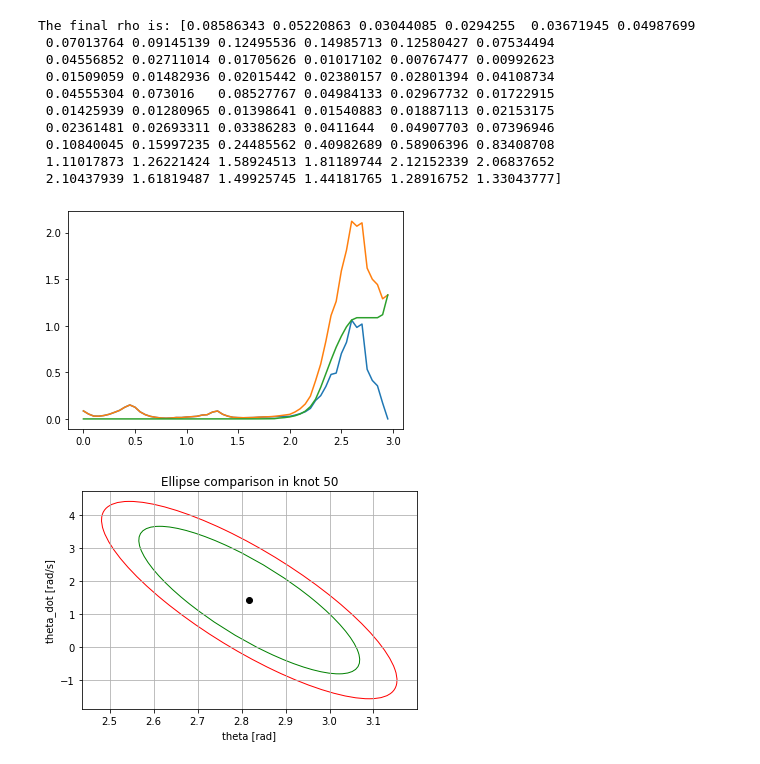
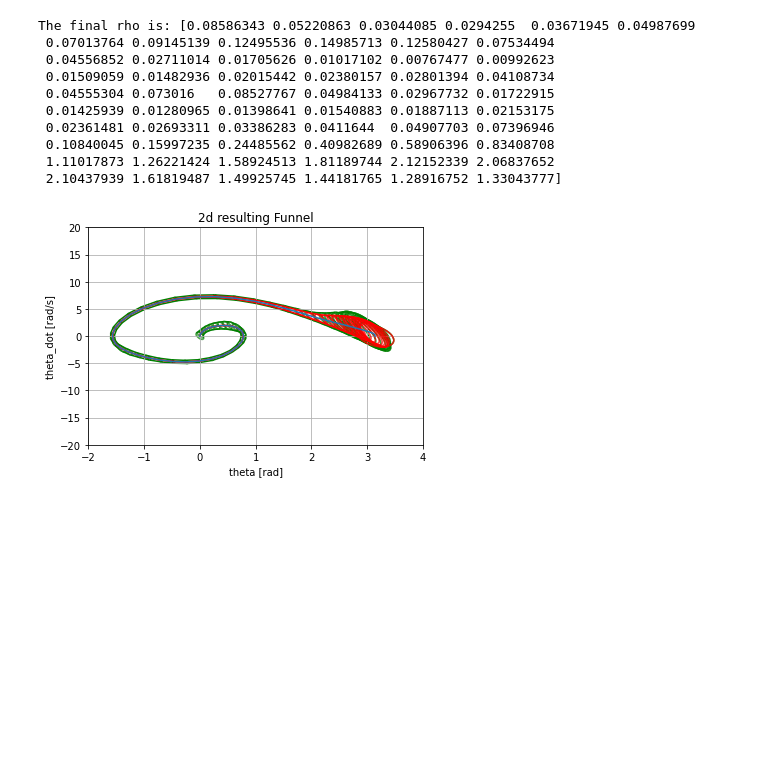
Before and after one commit to FedericoGirlanda/SOS-bilinear-alternation, a Jupyter notebook: main.ipynb, the cells around one changed output. Cells and saved outputs as stored; diff of their text form; code cells hidden in the pictures; blank space fills up the shorter version.

Commit message:
Improved Funnel comparison

```diff
--- a/main.ipynb
+++ b/main.ipynb
@@ -351,15 +352,17 @@ if verify:
 
     plt.show()
 # %%
-rho_diff = rho_prob - rho
-plt.plot(time,rho_diff)
-plt.plot(time, rho_prob)
-plt.plot(time,rho)
+# rho_diff = rho_prob - rho
+# plt.plot(time,rho_diff, color = "yellow")
+# plt.plot(time, rho_prob, color = "red")
+# plt.plot(time,rho, color = "green")
 
-compared_knot = 50
-ellipseComparison(csv_pathFunnelSos, csv_pathFunnelProb,x0_traj, compared_knot)
+# comparison = [i*10 for i in range(round(N/10))]
+# for compared_knot in comparison:
+#     ellipseComparison(csv_pathFunnelSos, csv_pathFunnelProb,x0_traj, compared_knot)
+
+funnel2DComparison(csv_pathFunnelSos, csv_pathFunnelProb,x0_traj,time)
 
 plt.show()
 # %% [output]
-[figure, old version]
+[figure, new version]
-[figure, removed]
```
Also changed, not shown: parts of 3 cells of this notebook, 1 other file.
